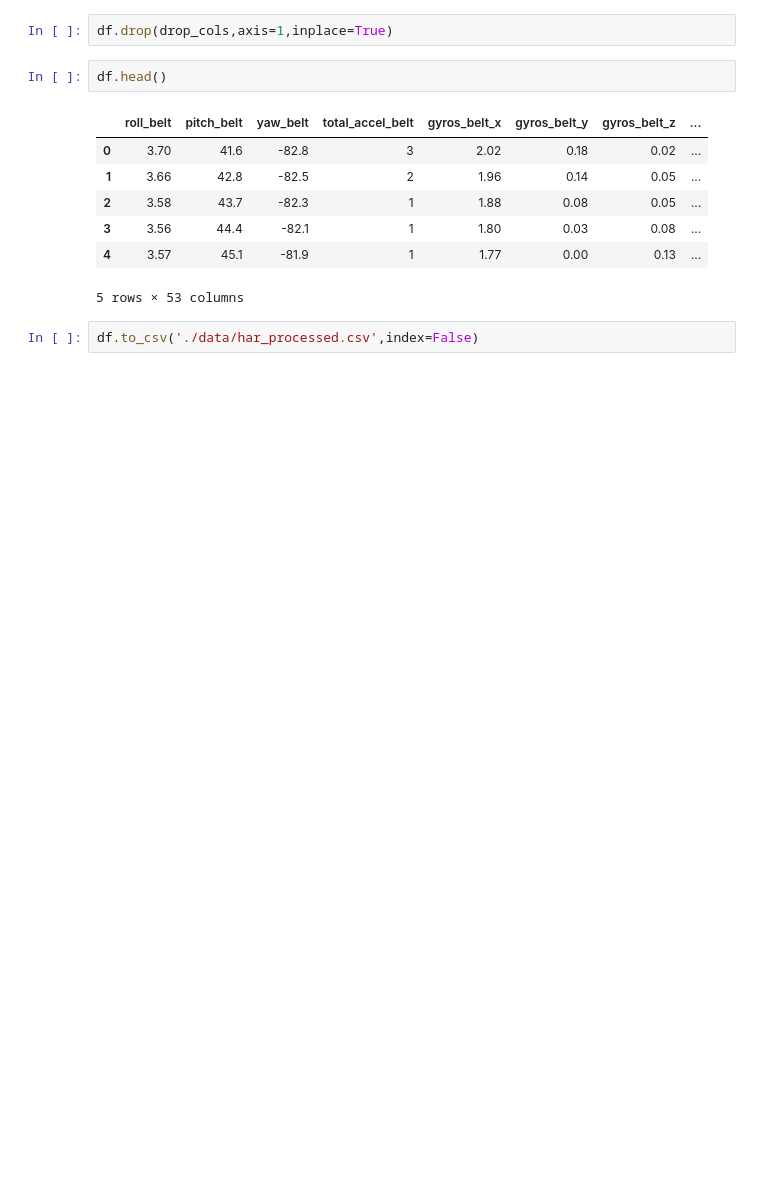
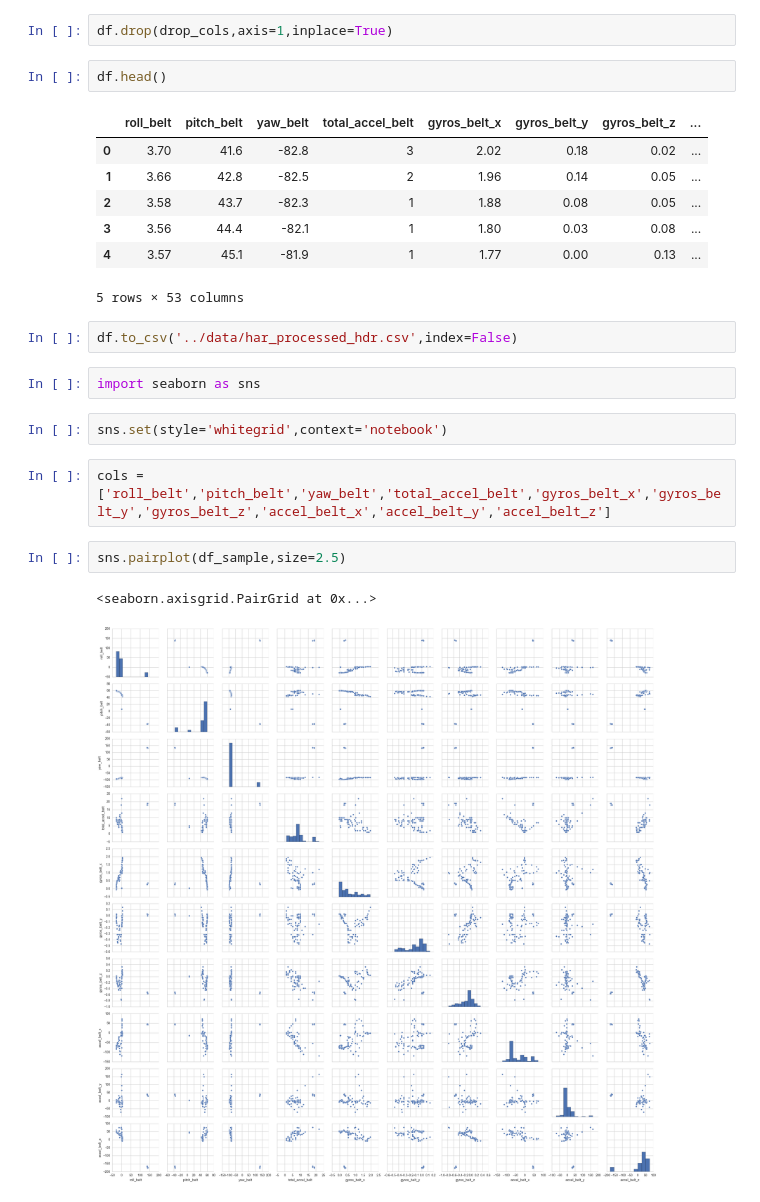
Before and after one commit to brajaram/aml_spring_2016, a Jupyter notebook: pynb/har_preprocessing_book.ipynb, the cells around one changed output. Cells and saved outputs as stored; diff of their text form; blank space fills up the shorter version.

Commit message:
adding update jupyter notebook

```diff
--- a/pynb/har_preprocessing_book.ipynb
+++ b/pynb/har_preprocessing_book.ipynb
@@ -54,4 +87,15 @@ df.head()
 | 4 | 3.57 | 45.1 | -81.9 | 1 | 1.77 | 0.00 | 0.13 | ... |
 5 rows × 53 columns
 # %%
-df.to_csv('./data/har_processed.csv',index=False)
+df.to_csv('../data/har_processed_hdr.csv',index=False)
+# %%
+import seaborn as sns
+# %%
+sns.set(style='whitegrid',context='notebook')
+# %%
+cols = ['roll_belt','pitch_belt','yaw_belt','total_accel_belt','gyros_belt_x','gyros_belt_y','gyros_belt_z','accel_belt_x','accel_belt_y','accel_belt_z']
+# %%
+sns.pairplot(df_sample,size=2.5)
+# %% [output]
+<seaborn.axisgrid.PairGrid at 0x...>
+[figure, added]
```
Also changed, not shown: parts of 5 cells of this notebook, 3 other files.
